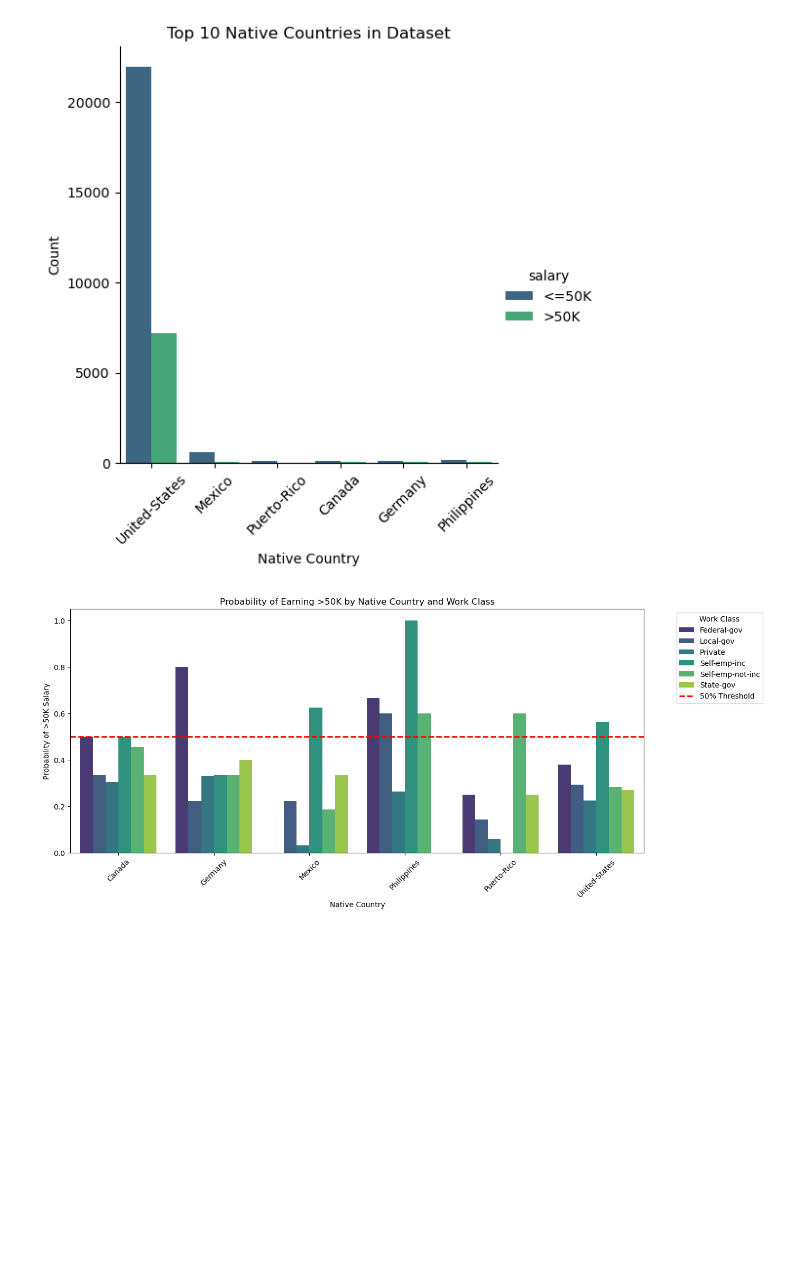
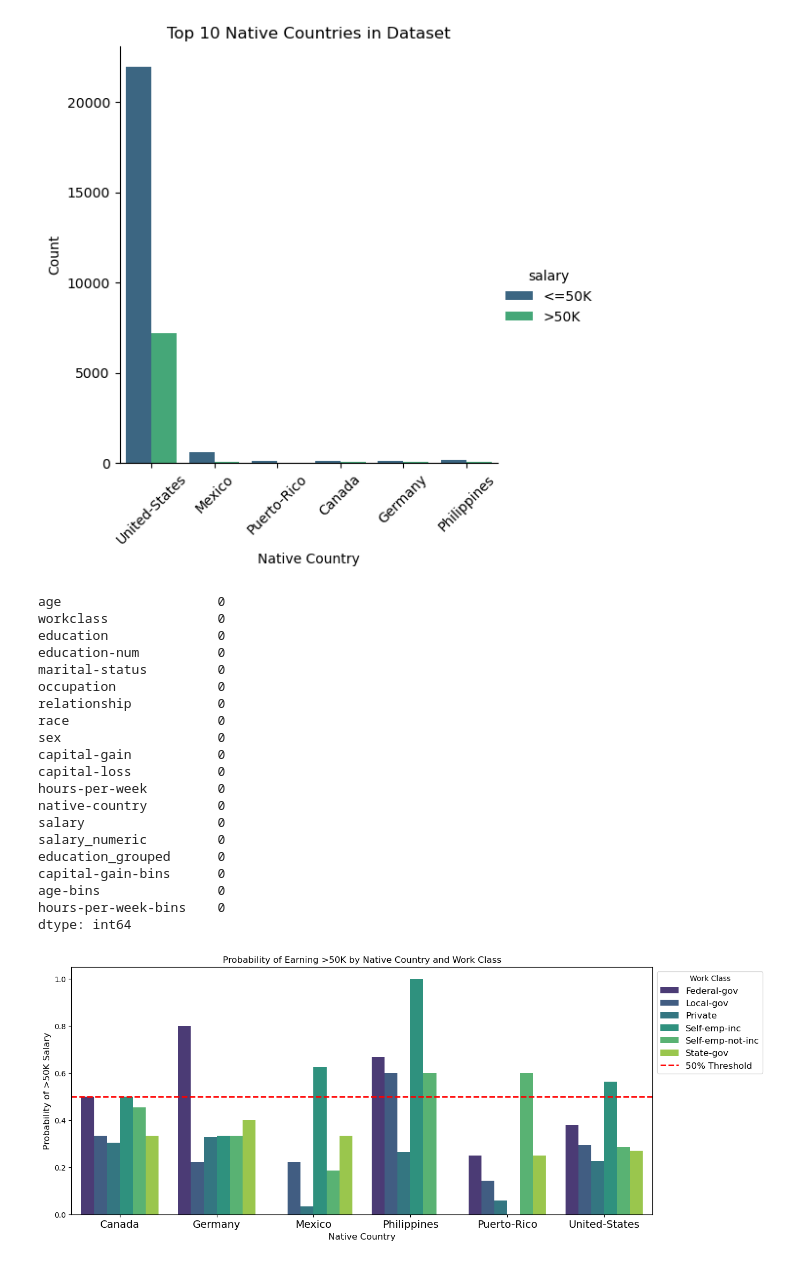
Before and after one commit to andreysgit/College-Data-Analysis, a Jupyter notebook: course_project.ipynb, the cells around one changed output. Drawn from its saved outputs; the diff is of its cells as text; code cells hidden in the pictures; blank space fills up the shorter version.

```diff
--- a/course_project.ipynb
+++ b/course_project.ipynb
@@ -1090,7 +1091,7 @@ Name: count, dtype: int64
 plt.figure(figsize=(14, 6))
 
 # Make a copy of the dataset (if needed)
-filtered_data = data_copy_us2.copy()
+filtered_data = data.copy()
 
 # Remove United States
 filtered_data = filtered_data[(filtered_data["native-country"] != "Unifted-States") & (filtered_data["native-country"] != "Mfexico")]
@@ -1114,28 +1115,53 @@ plt.show()
 # %%
 import matplotlib.pyplot as plt
 import seaborn as sns
 
 # Convert salary to binary (1 for >50K, 0 otherwise)
 filtered_data["salary_numeric"] = (filtered_data["salary"] == ">50K").astype(int)
+
+filtered_data = filtered_data.dropna(subset=['workclass'])
+filtered_data = filtered_data.dropna(subset=['native-country'])
+
 # Remove unwanted workclass categories
 filtered_data = filtered_data[~filtered_data["workclass"].isin(["Without-pay", "Never-worked"])]
 
+print(filtered_data.isna().sum())
 # Compute probability of earning >50K by native-country & workclass
 probability_data = filtered_data.groupby(["native-country", "workclass"])["salary_numeric"].mean().reset_index()
 
 # Plot grouped bar chart
 plt.figure(figsize=(14, 6))
 sns.barplot(data=probability_data, x="native-country", y="salary_numeric", hue="workclass", palette="viridis")
 plt.axhline(y=0.5, color="red", linestyle="--", linewidth=2, label="50% Threshold")
 
-plt.xticks(rotation=45)
+plt.xticks(fontsize=14)
 plt.title("Probability of Earning >50K by Native Country and Work Class")
-plt.xlabel("Native Country")
-plt.ylabel("Probability of >50K Salary")
-plt.legend(title="Work Class", bbox_to_anchor=(1.05, 1), loc="upper left")
+plt.xlabel("Native Country", fontsize=12)
+plt.ylabel("Probability of >50K Salary", fontsize=12)
+plt.legend(title="Work Class", bbox_to_anchor=(1, 1), loc="upper left", fontsize=12)
 plt.show()
 # %% [output]
+age                    0
+workclass              0
+education              0
+education-num          0
+marital-status         0
+occupation             0
+relationship           0
+race                   0
+sex                    0
+capital-gain           0
+capital-loss           0
+hours-per-week         0
+native-country         0
+salary                 0
+salary_numeric         0
+education_grouped      0
+capital-gain-bins      0
+age-bins               0
+hours-per-week-bins    0
+dtype: int64
-[figure, old version]
+[figure, new version]
 # %%
 ## Let's do hours-per-week vs occupation vs salary
 # %%
```
Also changed, not shown: parts of 4 cells of this notebook, 6 other files.
